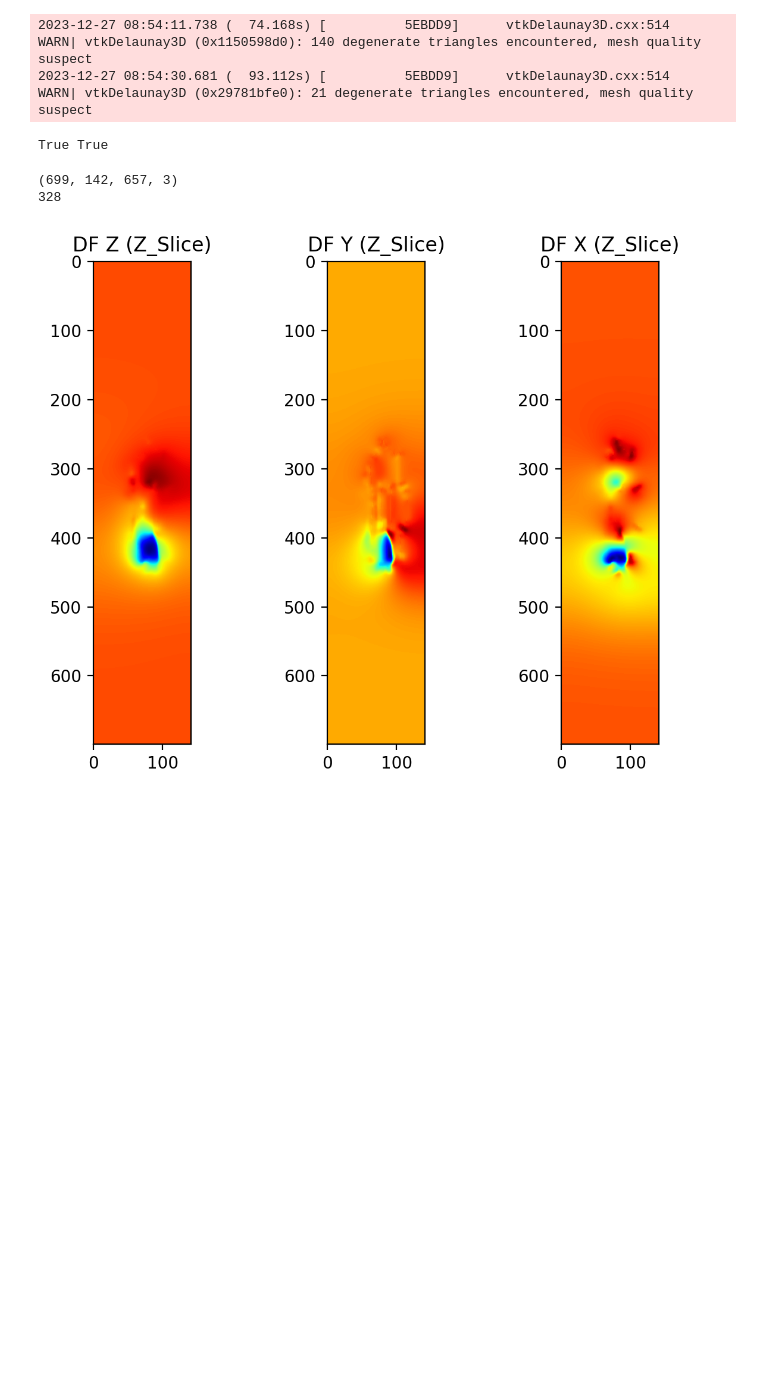
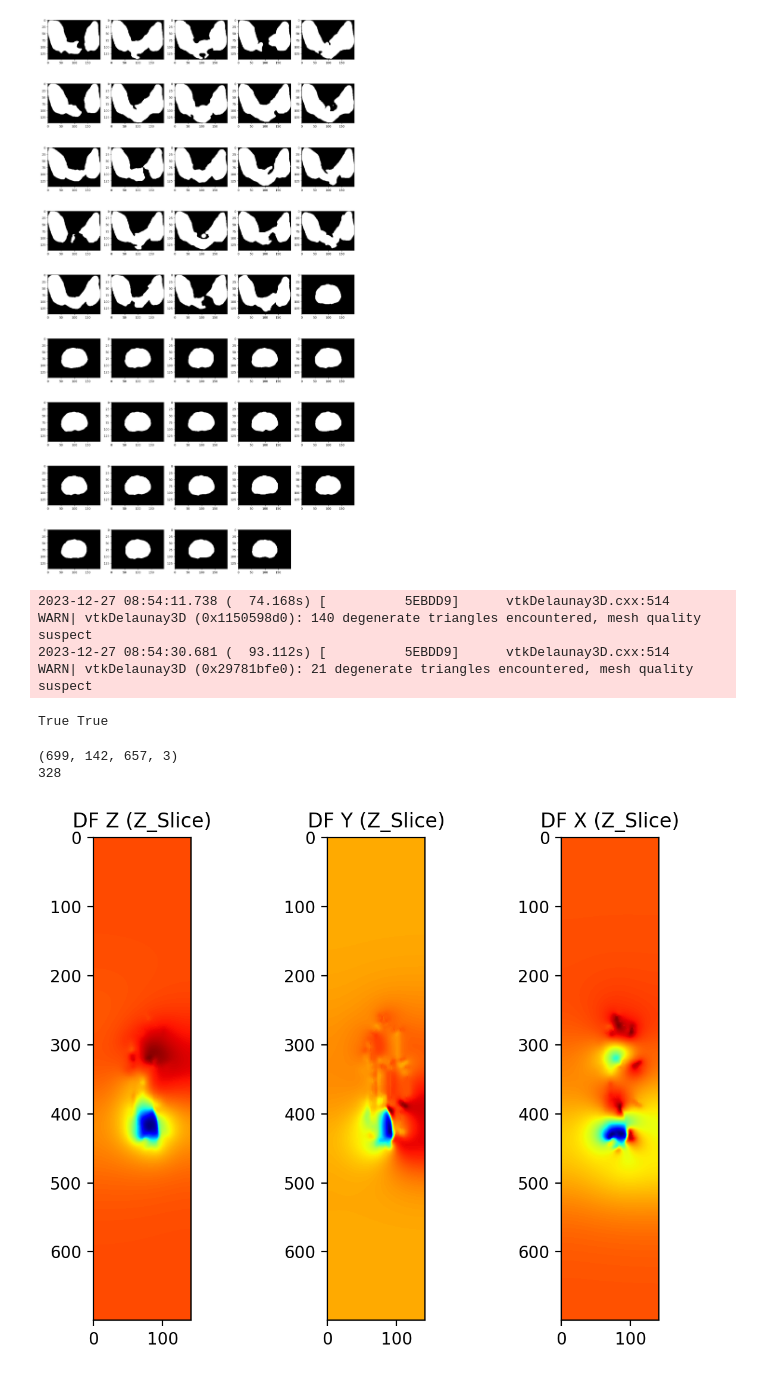
Before and after one commit to Niyaz94/PHD_Statistical_Model_Shape, a Jupyter notebook: Script.ipynb, the cells around one changed output. Drawn from its saved outputs; the diff is of its cells as text; code cells hidden in the pictures; blank space fills up the shorter version.

```diff
--- a/Script.ipynb
+++ b/Script.ipynb
@@ -506,3 +559,45 @@ fig.tight_layout()
+# %%
+fig, axs = plt.subplots(9,5,figsize=(15,27))
+
+for index, img in enumerate(BINARY_2D_IMAGES):
+    ax=axs.flat[index]
+
+    if index>23:
+
+        # ref_img, new_img, disparity = procrustes(BINARY_2D_IMAGES[1], img)
+
+        contours, _ = cv2.findContours(img, cv2.RETR_EXTERNAL, cv2.CHAIN_APPROX_SIMPLE)
+
+        if contours:
+            contour = contours[0]  # Assuming there is only one contour
+            M = cv2.moments(contour)
+            centroid_x = int(M['m10'] / M['m00'])
+            centroid_y = int(M['m01'] / M['m00'])
+
+            # Get the dimensions of the image
+            height, width = img.shape
+
+            # Calculate the translation required to move the centroid to the center of the image
+            translation_x = width // 2 - centroid_x
+            translation_y = height // 2 - centroid_y
+
+            # Apply the translation to the contour
+            contour_centered = contour + [translation_x, translation_y]
+
+            # Create a new binary image with the centered object
+            new_img = np.zeros_like(img)
+            cv2.drawContours(new_img, [contour_centered], -1, 1, thickness=cv2.FILLED)
+
+            ax.imshow(new_img,cmap="gray")
+
+    else:
+        ax.imshow(img,cmap="gray")
+    # ax.axis("off")
+
+fig.delaxes(axs[8][4])
+fig.tight_layout()
+# %% [output]
+[figure, added]
 # %%
 MARCHING_CUBE_POINTS={}
 for key in PTV_SAMPLES.keys():
```
Also changed, not shown: parts of 7 cells of this notebook, 3 other files.
